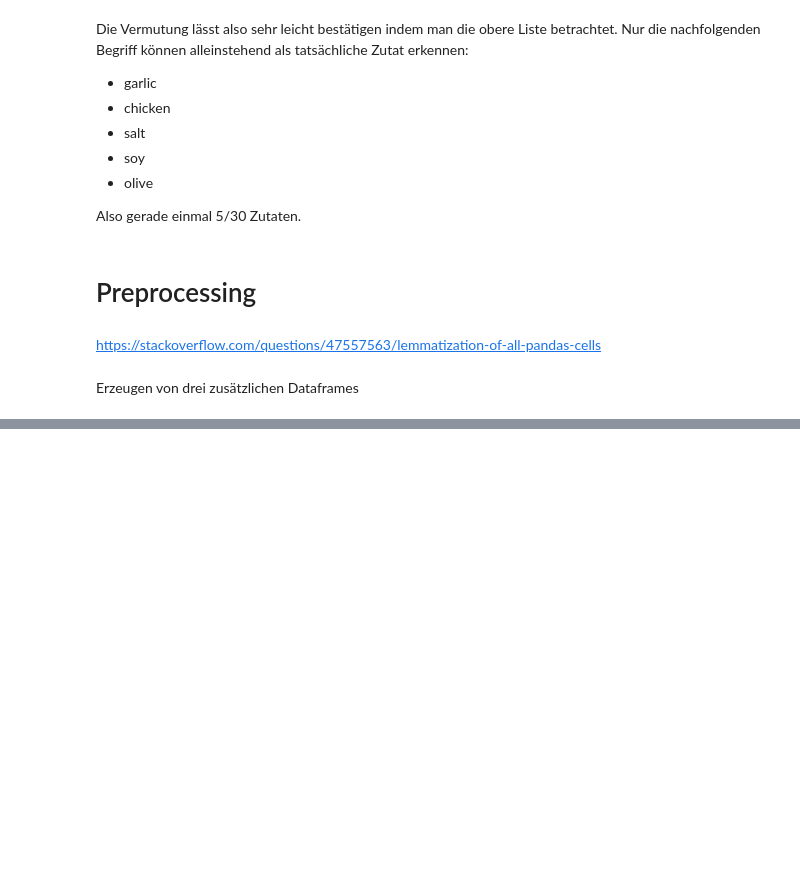
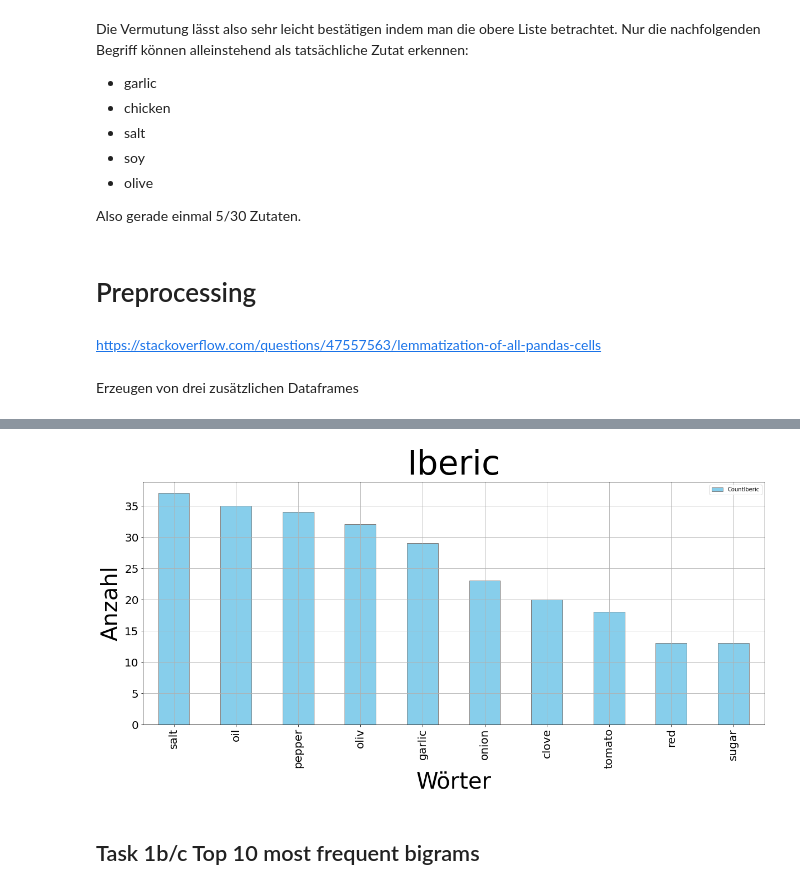
Before and after one commit to leanderpeter/Recipe-Text-Analyzer-Multi-Classification, a Jupyter notebook: Task 1/Task 1b.ipynb, the cells around one changed output, grey strips where cells are left out. Drawn from its saved outputs; the diff is of its cells as text; code cells hidden in the pictures; blank space fills up the shorter version.

```diff
--- a/Task 1/Task 1b.ipynb
+++ b/Task 1/Task 1b.ipynb
@@ -97,0 +425,17 @@ iberic = df.loc[(df['cuisine'] == 'Iberic')]
+# %%
+df1i.plot.bar(x='IngredientIberic',
+         y='CountIberic',
+         color=['skyblue'],
+         fontsize=20,
+         figsize=(20, 8),
+         edgecolor = "grey",
+         grid= True)
+plt.title('Iberic', fontsize=60)
+plt.xlabel('Wörter', fontsize=40)
+plt.ylabel('Anzahl', fontsize=40)
+plt.savefig('Top10 Single Iberic.png', bbox_inches = 'tight')
+plt.show()
+# %% [output]
+[figure, added]
+# %% [markdown]
+## Task 1b/c Top 10 most frequent bigrams
```
Also changed, not shown: parts of 61 cells of this notebook, 16 other files.
